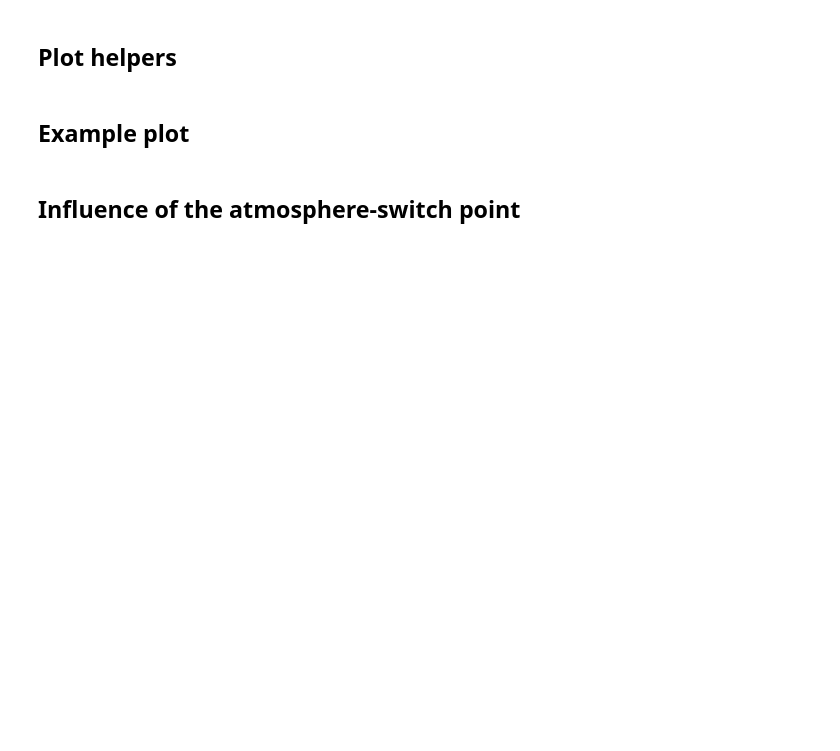
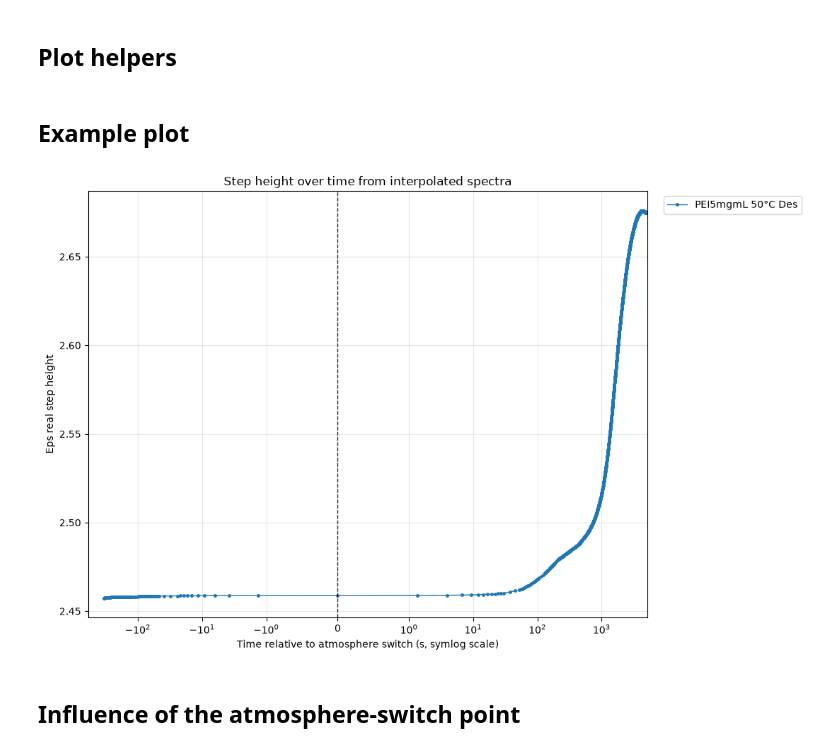
Before and after one commit to maxwolters02/bachelor-thesis, a Jupyter notebook: Code/stephight.ipynb, the cells around one changed output. Saved outputs shown, nothing was run; the diff lists cells and outputs as text; code cells hidden in the pictures; blank space fills up the shorter version.

```diff
--- a/Code/stephight.ipynb
+++ b/Code/stephight.ipynb
@@ -388,10 +398,12 @@ def plot_step_height(
 # %%
 plot_step_height(
     df_eps_real_step_height,
     materials=("PEI5mgmL",),
-    temperatures=None,
-    modes=("Abs", "Des"),
+    temperatures=("50°C"),
+    modes=( "Des"),
 )
+# %% [output]
+[figure, added]
 # %% [markdown]
 ## Influence of the atmosphere-switch point
 # %%
```
Also changed, not shown: parts of 3 cells of this notebook, 5 other files.
